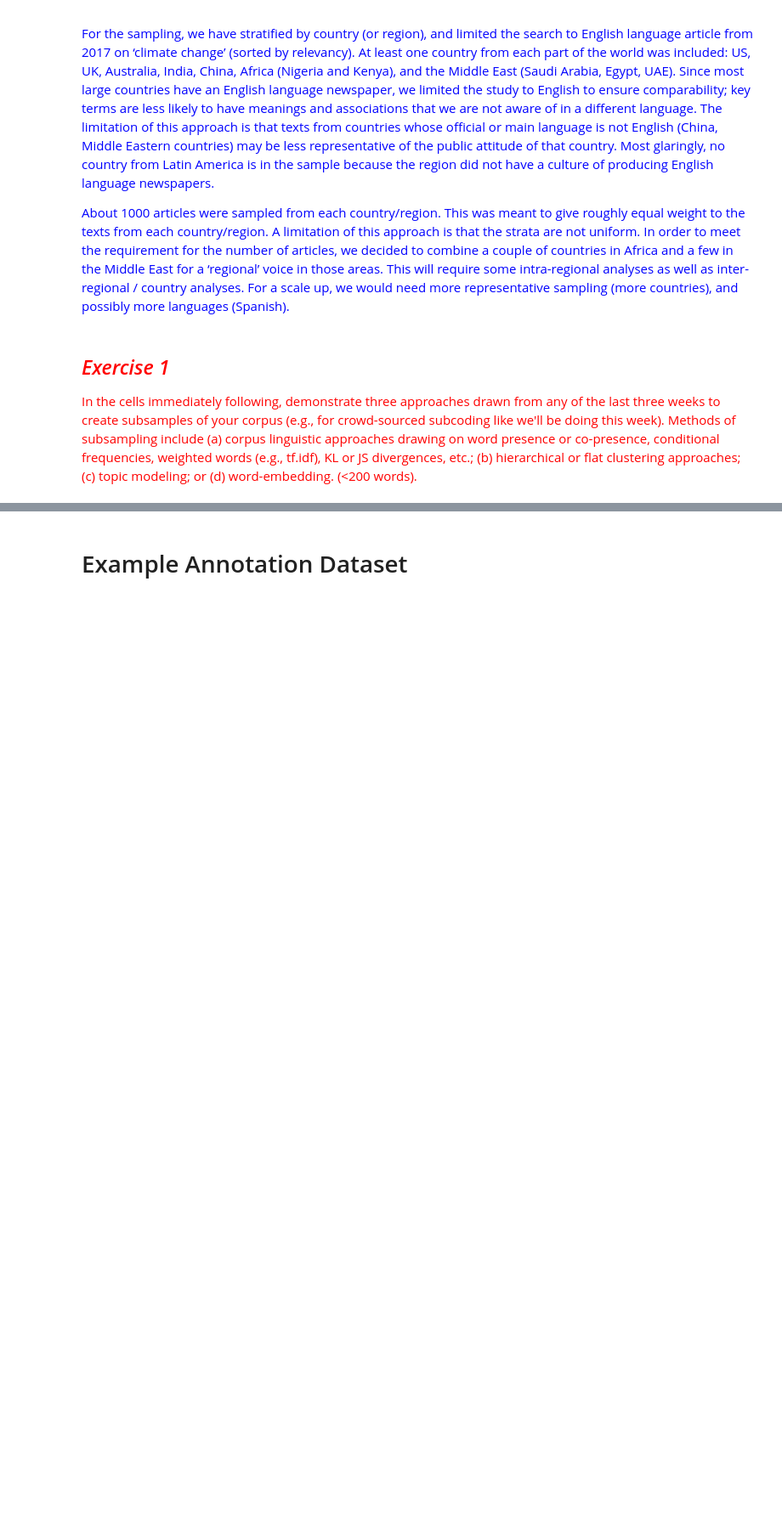
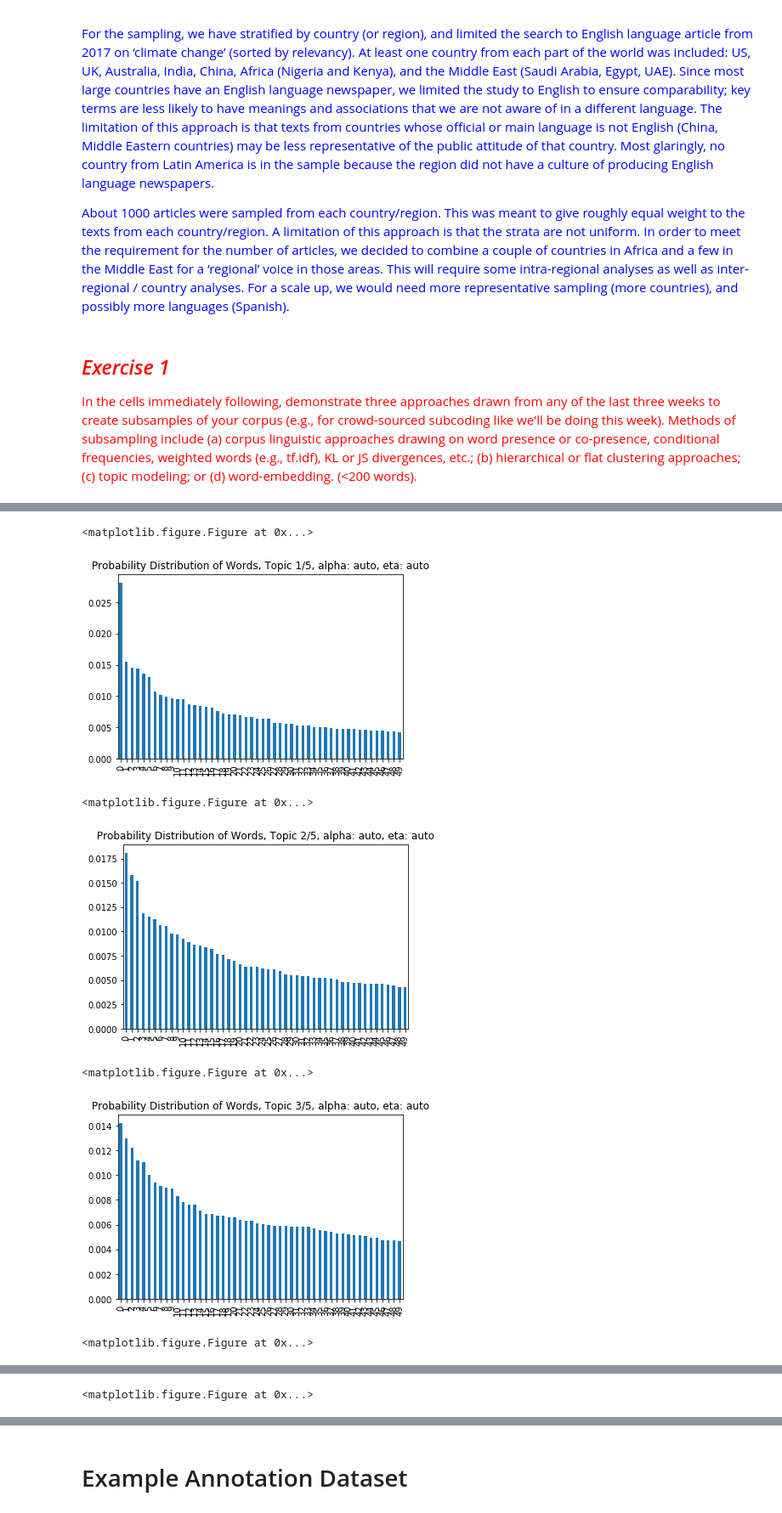
Before and after one commit to sunnyjooey/content-analysis-2018, a Jupyter notebook: 5-Reliability/5-Reliability.ipynb, the cells around one changed output, grey strips where cells are left out. Shown at 85% size. Saved outputs shown, nothing was run; the diff lists cells and outputs as text; code cells hidden in the pictures; blank space fills up the shorter version.

```diff
--- a/5-Reliability/5-Reliability.ipynb
+++ b/5-Reliability/5-Reliability.ipynb
@@ -75,0 +349,10 @@ import os.path #For managing file paths
+# %%
+visualizeTopic1(news_df, 5, 'auto', 'auto')
+# %% [output]
+<matplotlib.figure.Figure at 0x...>
+[figure, added]
+<matplotlib.figure.Figure at 0x...>
+[figure, added]
+<matplotlib.figure.Figure at 0x...>
+[figure, added]
+<matplotlib.figure.Figure at 0x...>
@@ -75,0 +360 @@ import os.path #For managing file paths
+<matplotlib.figure.Figure at 0x...>
```
Also changed, not shown: parts of 20 cells of this notebook.
